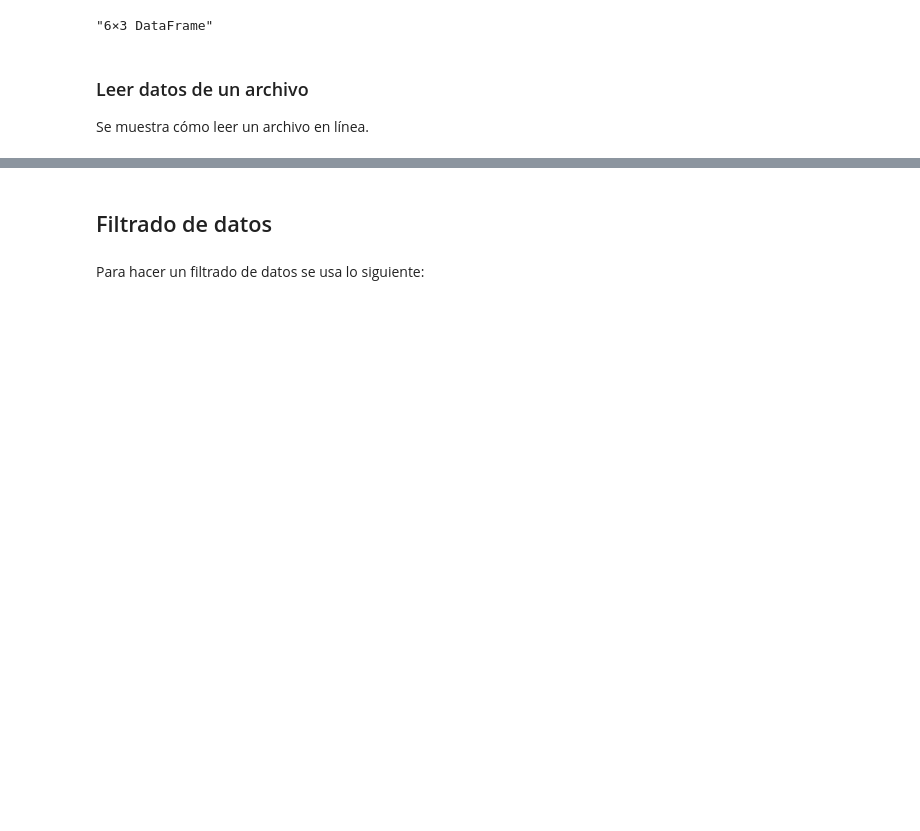
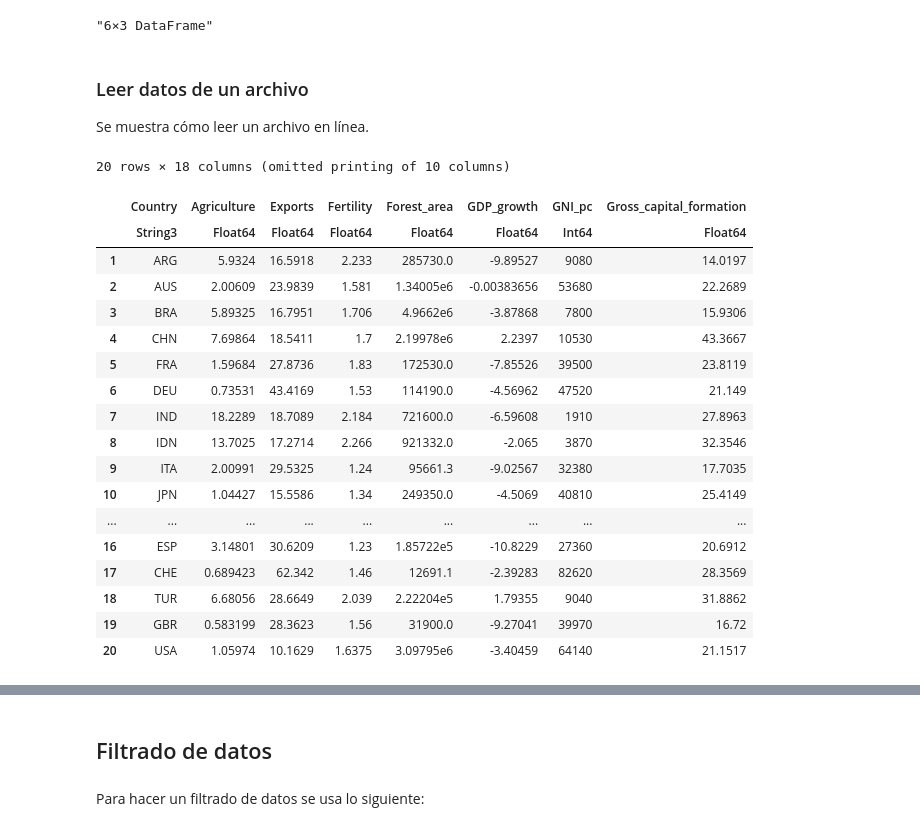
Before and after one commit to FranciscoAriel/FranciscoAriel.github.io, a Jupyter notebook: docs/julia/src/aprendiendo_julia.ipynb, the cells around one changed output, grey strips where cells are left out. Drawn from its saved outputs; the diff is of its cells as text; code cells hidden in the pictures; blank space fills up the shorter version.

```diff
--- a/docs/julia/src/aprendiendo_julia.ipynb
+++ b/docs/julia/src/aprendiendo_julia.ipynb
@@ -32,4 +32,24 @@ summary(datos)
 Se muestra cómo leer un archivo en línea.
 # %%
 using CSV, DataFrames
-indicadores = CSV.read(download("https://franciscoariel.github.io/site/estadistica/multivariado/src/indicadores.csv"),DataFrame)
+indicadores = CSV.read(download("https://franciscoariel.github.io/site/estadistica/src/indicadores.csv"),DataFrame)
+# %% [output]
+20 rows × 18 columns (omitted printing of 10 columns)
+|  | Country | Agriculture | Exports | Fertility | Forest_area | GDP_growth | GNI_pc | Gross_capital_formation |
+|  | String3 | Float64 | Float64 | Float64 | Float64 | Float64 | Int64 | Float64 |
+| 1 | ARG | 5.9324 | 16.5918 | 2.233 | 285730.0 | -9.89527 | 9080 | 14.0197 |
+| 2 | AUS | 2.00609 | 23.9839 | 1.581 | 1.34005e6 | -0.00383656 | 53680 | 22.2689 |
+| 3 | BRA | 5.89325 | 16.7951 | 1.706 | 4.9662e6 | -3.87868 | 7800 | 15.9306 |
+| 4 | CHN | 7.69864 | 18.5411 | 1.7 | 2.19978e6 | 2.2397 | 10530 | 43.3667 |
+| 5 | FRA | 1.59684 | 27.8736 | 1.83 | 172530.0 | -7.85526 | 39500 | 23.8119 |
+| 6 | DEU | 0.73531 | 43.4169 | 1.53 | 114190.0 | -4.56962 | 47520 | 21.149 |
+| 7 | IND | 18.2289 | 18.7089 | 2.184 | 721600.0 | -6.59608 | 1910 | 27.8963 |
+| 8 | IDN | 13.7025 | 17.2714 | 2.266 | 921332.0 | -2.065 | 3870 | 32.3546 |
+| 9 | ITA | 2.00991 | 29.5325 | 1.24 | 95661.3 | -9.02567 | 32380 | 17.7035 |
+| 10 | JPN | 1.04427 | 15.5586 | 1.34 | 249350.0 | -4.5069 | 40810 | 25.4149 |
+| ... | ... | ... | ... | ... | ... | ... | ... | ... |
+| 16 | ESP | 3.14801 | 30.6209 | 1.23 | 1.85722e5 | -10.8229 | 27360 | 20.6912 |
+| 17 | CHE | 0.689423 | 62.342 | 1.46 | 12691.1 | -2.39283 | 82620 | 28.3569 |
+| 18 | TUR | 6.68056 | 28.6649 | 2.039 | 2.22204e5 | 1.79355 | 9040 | 31.8862 |
+| 19 | GBR | 0.583199 | 28.3623 | 1.56 | 31900.0 | -9.27041 | 39970 | 16.72 |
+| 20 | USA | 1.05974 | 10.1629 | 1.6375 | 3.09795e6 | -3.40459 | 64140 | 21.1517 |
```
Also changed, not shown: parts of 3 cells of this notebook, 7 other files.
